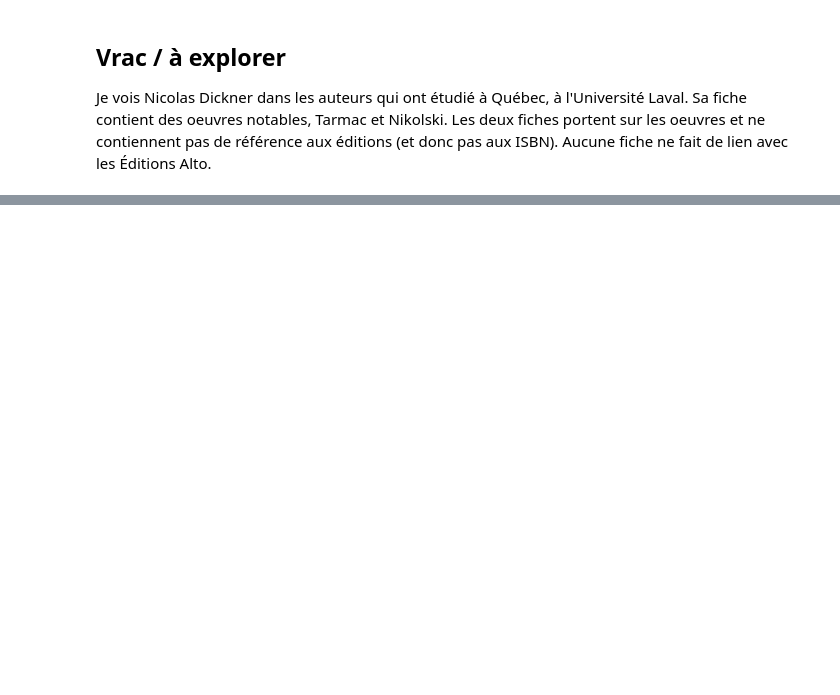
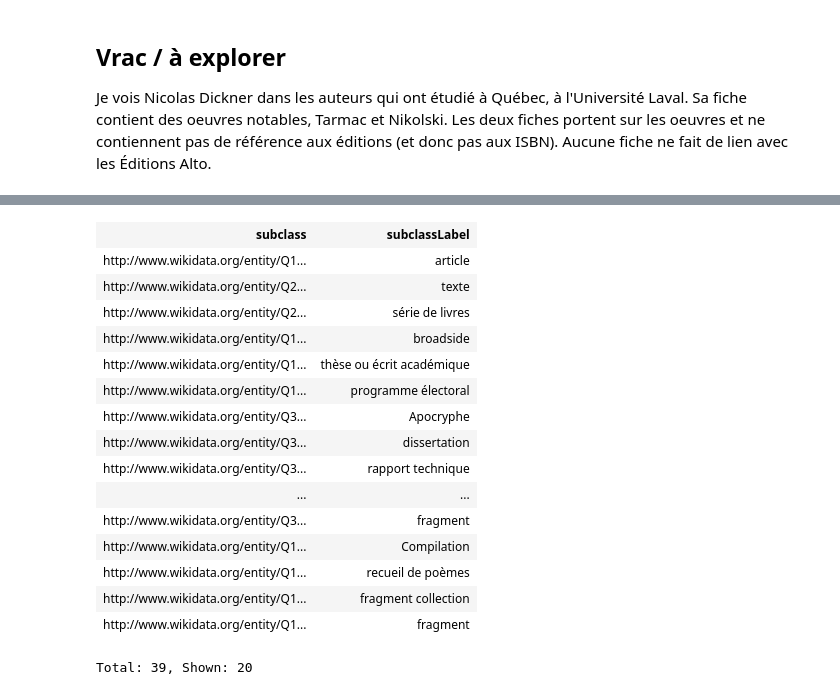
Before and after one commit to Projet-TAMIS/explo_wikidata, a Jupyter notebook: Wikidata et Québec.ipynb, the cells around one changed output, grey strips where cells are left out. Drawn from its saved outputs; the diff is of its cells as text; code cells hidden in the pictures; blank space fills up the shorter version.

```diff
--- a/Wikidata et Québec.ipynb
+++ b/Wikidata et Québec.ipynb
@@ -307,0 +548,25 @@ Je vois Nicolas Dickner dans les auteurs qui ont étudié à Québec, à l'Unive
+# %%
+SELECT distinct ?subclass ?subclassLabel
+WHERE
+{
+    ?subclass wdt:P279 wd:Q47461344 .
+    SERVICE wikibase:label { bd:serviceParam wikibase:language "[AUTO_LANGUAGE],fr,en". }
+}
+# %% [output]
+| subclass | subclassLabel |
+| http://www.wikidata.org/entity/Q1... | article |
+| http://www.wikidata.org/entity/Q2... | texte |
+| http://www.wikidata.org/entity/Q2... | série de livres |
+| http://www.wikidata.org/entity/Q1... | broadside |
+| http://www.wikidata.org/entity/Q1... | thèse ou écrit académique |
+| http://www.wikidata.org/entity/Q1... | programme électoral |
+| http://www.wikidata.org/entity/Q3... | Apocryphe |
+| http://www.wikidata.org/entity/Q3... | dissertation |
+| http://www.wikidata.org/entity/Q3... | rapport technique |
+| ... | ... |
+| http://www.wikidata.org/entity/Q3... | fragment |
+| http://www.wikidata.org/entity/Q1... | Compilation |
+| http://www.wikidata.org/entity/Q1... | recueil de poèmes |
+| http://www.wikidata.org/entity/Q1... | fragment collection |
+| http://www.wikidata.org/entity/Q1... | fragment |
+Total: 39, Shown: 20
```
Also changed, not shown: parts of 33 cells of this notebook.
